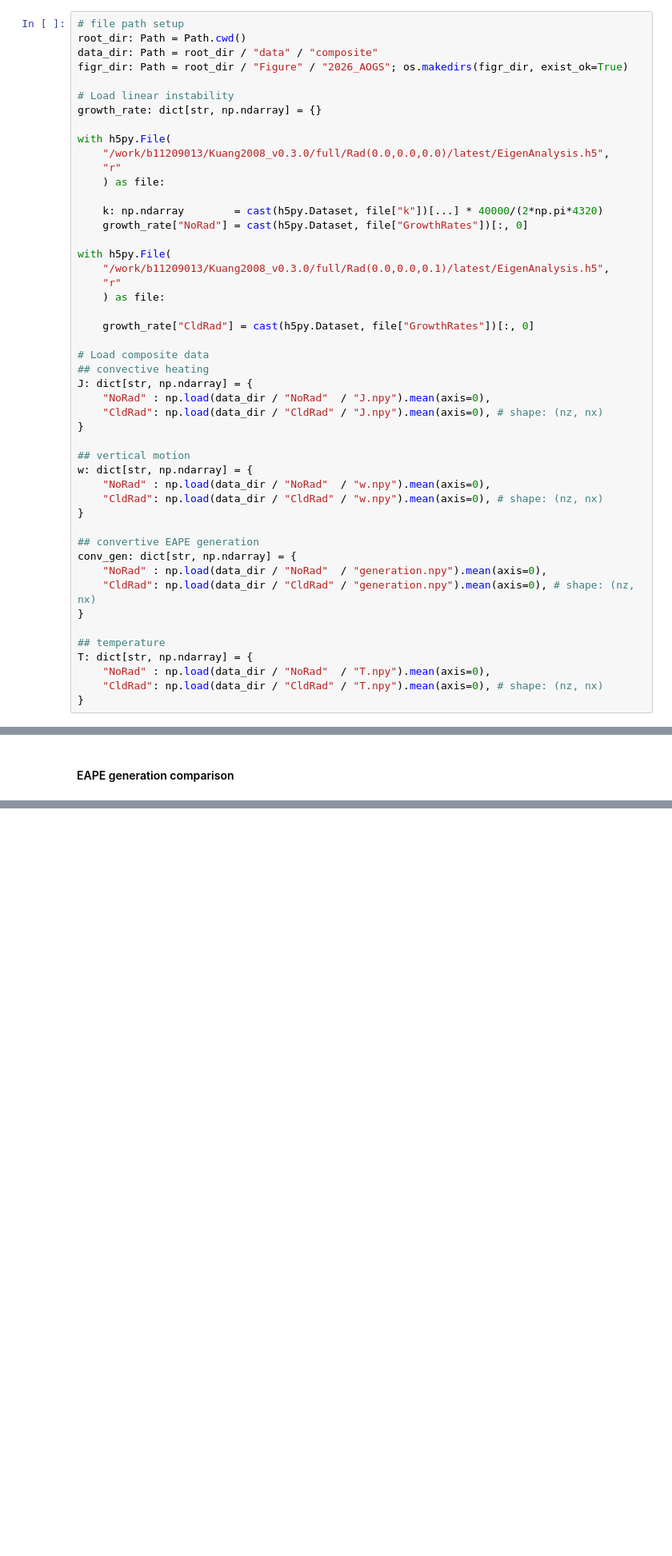
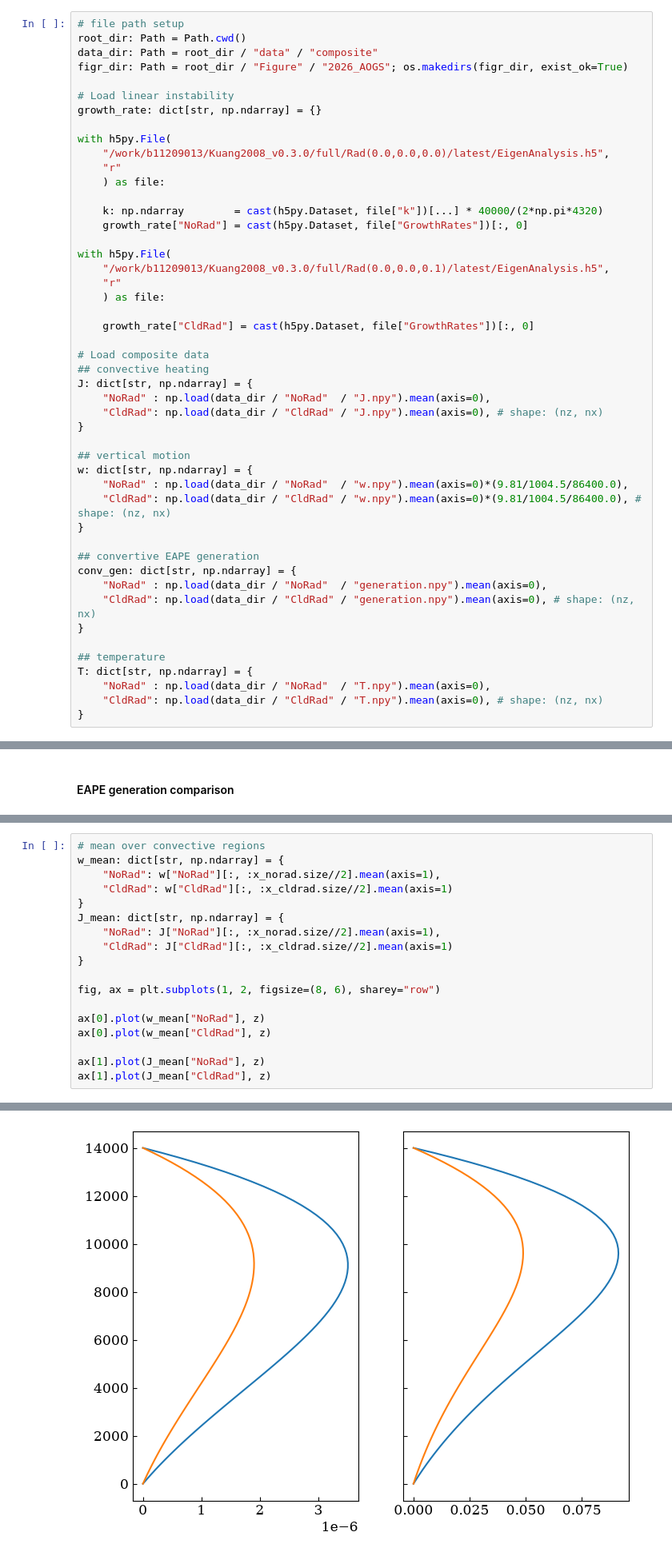
Before and after one commit to JosephKan828/Kuang_v0.3.0_Analysis, a Jupyter notebook: NoRad_CldRad/2026_AOGS.ipynb, the cells around one changed output, grey strips where cells are left out. Shown at 80% size. Saved outputs shown, nothing was run; the diff lists cells and outputs as text; blank space fills up the shorter version.

```diff
--- a/NoRad_CldRad/2026_AOGS.ipynb
+++ b/NoRad_CldRad/2026_AOGS.ipynb
@@ -50,8 +50,8 @@ J: dict[str, np.ndarray] = {
 
 ## vertical motion
 w: dict[str, np.ndarray] = {
-    "NoRad" : np.load(data_dir / "NoRad"  / "w.npy").mean(axis=0),
-    "CldRad": np.load(data_dir / "CldRad" / "w.npy").mean(axis=0), # shape: (nz, nx)
+    "NoRad" : np.load(data_dir / "NoRad"  / "w.npy").mean(axis=0)*(9.81/1004.5/86400.0),
+    "CldRad": np.load(data_dir / "CldRad" / "w.npy").mean(axis=0)*(9.81/1004.5/86400.0), # shape: (nz, nx)
 }
 
 ## convertive EAPE generation
@@ -174,0 +177,19 @@ plt.close(fig)
+# %%
+# mean over convective regions
+w_mean: dict[str, np.ndarray] = {
+    "NoRad": w["NoRad"][:, :x_norad.size//2].mean(axis=1),
+    "CldRad": w["CldRad"][:, :x_cldrad.size//2].mean(axis=1)
+}
+J_mean: dict[str, np.ndarray] = {
+    "NoRad": J["NoRad"][:, :x_norad.size//2].mean(axis=1),
+    "CldRad": J["CldRad"][:, :x_cldrad.size//2].mean(axis=1)
+}
+
+fig, ax = plt.subplots(1, 2, figsize=(8, 6), sharey="row")
+
+ax[0].plot(w_mean["NoRad"], z)
+ax[0].plot(w_mean["CldRad"], z)
+
+ax[1].plot(J_mean["NoRad"], z)
+ax[1].plot(J_mean["CldRad"], z)
+# %% [output]
@@ -174,0 +197 @@ plt.close(fig)
+[figure, added]
```
Also changed, not shown: parts of 3 cells of this notebook, 1 other file.
